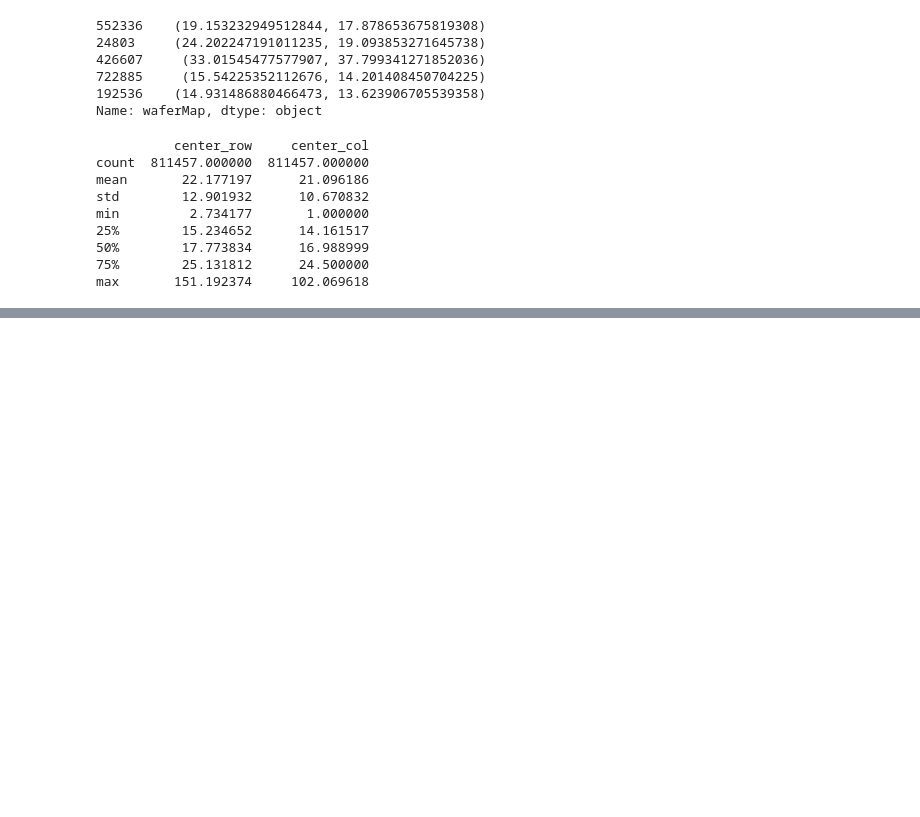
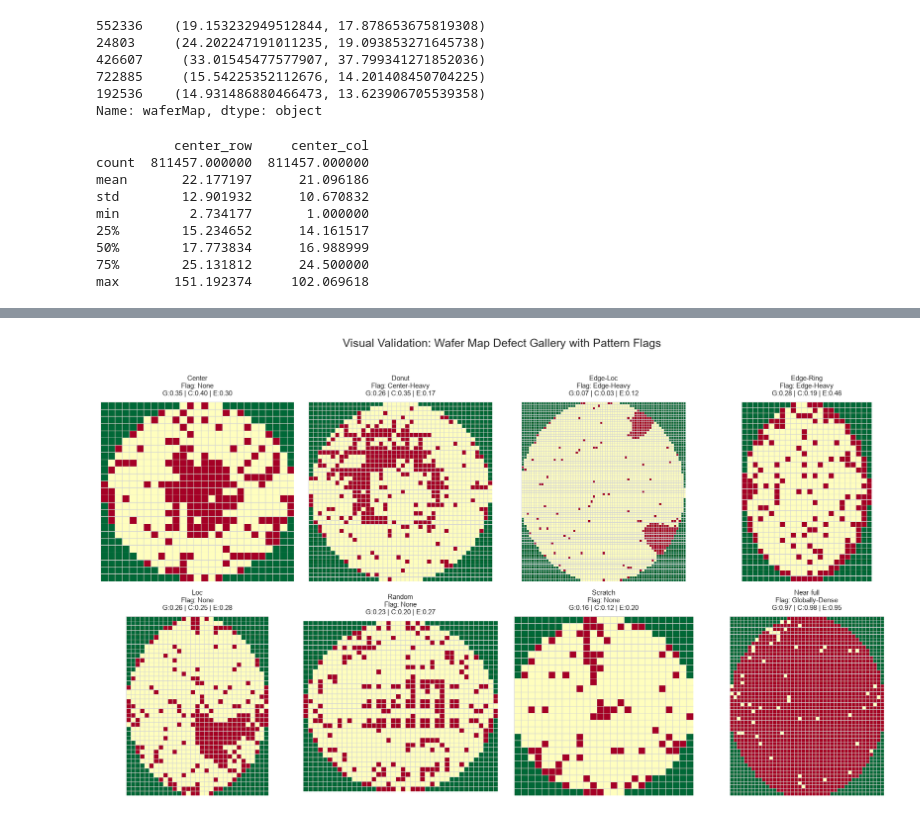
Before and after one commit to AfiefMiko/wafer-map-eda-python, a Jupyter notebook: notebooks/02_cleaning_features.ipynb, the cells around one changed output, grey strips where cells are left out. Drawn from its saved outputs; the diff is of its cells as text; code cells hidden in the pictures; blank space fills up the shorter version.

```diff
--- a/notebooks/02_cleaning_features.ipynb
+++ b/notebooks/02_cleaning_features.ipynb
@@ -715,0 +773,15 @@ Shape zona tengah: (19, 17) (dari total wafer (35, 31))
+# %%
+# Flag tambahan untuk pola "padat menyeluruh" (menangkap Near-full)
+# Threshold pakai metodologi sama seperti sebelumnya: titik tengah antara
+# Q3 kategori tertinggi berikutnya (Random) dan Q1 Near-full
+
+q3_random_global = df_reliable.loc[df_reliable['failureType_clean']=='Random', 'density_global'].quantile(0.75)
+q1_nearfull_global = df_reliable.loc[df_reliable['failureType_clean']=='Near-full', 'density_global'].quantile(0.25)
+THRESHOLD_DENSE = (q3_random_global + q1_nearfull_global) / 2
+
+print(f"THRESHOLD_DENSE = {THRESHOLD_DENSE:.4f}")
+
+df_reliable['is_globally_dense'] = df_reliable['density_global'] >= THRESHOLD_DENSE
+
+validation_dense = df_reliable.groupby('failureType_clean')['is_globally_dense'].mean().sort_values(ascending=False)
+print(validation_dense.round(3))
@@ -715,0 +801,41 @@ Shape zona tengah: (19, 17) (dari total wafer (35, 31))
+# %%
+# oke mari kita visualisasi
+# 1. Definisikan 8 kategori defect yang ingin divisualisasikan
+categories = ['Center', 'Donut', 'Edge-Loc', 'Edge-Ring', 'Loc', 'Random', 'Scratch', 'Near-full']
+
+plt.figure(figsize=(16, 8))
+
+for i, cat in enumerate(categories):
+    # Ambil 1 sample wafer dari kategori tersebut (hanya dari yang reliable)
+    sample = df_reliable[df_reliable['failureType_clean'] == cat].sample(1, random_state=42+i)
+
+    if not sample.empty:
+        idx = sample.index[0]
+        wm = df_reliable.loc[idx, 'waferMap']
+
+        # Ambil nilai density
+        d_global = df_reliable.loc[idx, 'density_global']
+        d_center = df_reliable.loc[idx, 'density_center']
+        d_edge = df_reliable.loc[idx, 'density_edge']
+
+        # Cek flag mana yang menyala
+        flags = []
+        if df_reliable.loc[idx, 'is_center_heavy']: flags.append("Center-Heavy")
+        if df_reliable.loc[idx, 'is_edge_heavy']: flags.append("Edge-Heavy")
+        if df_reliable.loc[idx, 'is_globally_dense']: flags.append("Globally-Dense")
+        flag_str = ", ".join(flags) if flags else "None"
+
+        # Plotting
+        plt.subplot(2, 4, i + 1)
+        # Gunakan colormap yang kontras (misal: merah untuk defect, abu-abu untuk valid, putih untuk kosong)
+        plt.imshow(wm, cmap='RdYlGn_r')
+
+        # Format title dengan informasi ringkas
+        plt.title(f"{cat}\nFlag: {flag_str}\nG:{d_global:.2f} | C:{d_center:.2f} | E:{d_edge:.2f}", fontsize=10)
+        plt.axis('off')
+
+plt.suptitle("Visual Validation: Wafer Map Defect Gallery with Pattern Flags", fontsize=16, y=1.02)
+plt.tight_layout()
+plt.show()
+# %% [output]
+[figure, added]
```
Also changed, not shown: parts of 14 cells of this notebook.
